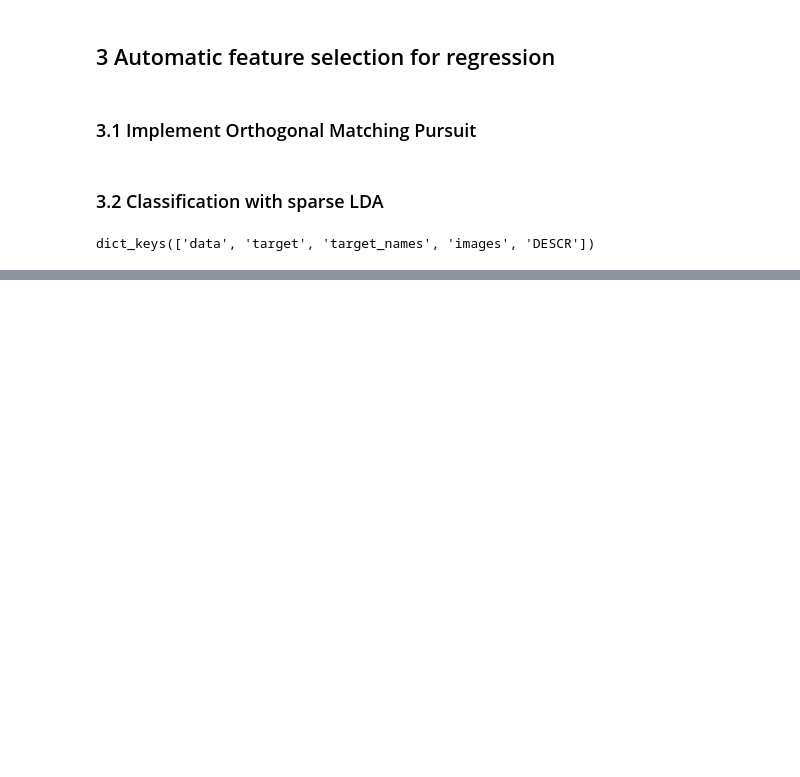
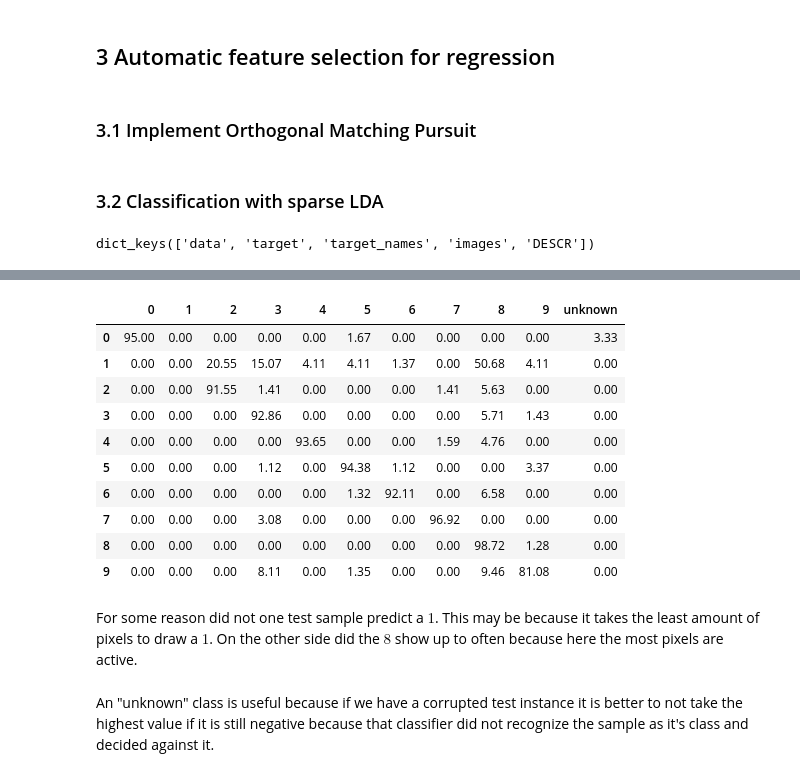
Before and after one commit to ml4cdeca/FundamentalsOfMachineLearning, a Jupyter notebook: exercise6/regularized-regression.ipynb, the cells around one changed output, grey strips where cells are left out. Saved outputs shown, nothing was run; the diff lists cells and outputs as text; code cells hidden in the pictures; blank space fills up the shorter version.

```diff
--- a/exercise6/regularized-regression.ipynb
+++ b/exercise6/regularized-regression.ipynb
@@ -259,0 +293,11 @@ plt.colorbar()
+# %%
+class classifier:
+    def __init__(self,k,T):
+        self.k=k
+        self.T=T
+    def train(self,X,y):
+        y[y==self.k]=1
+        y[y!=1]=-1
+        self.beta=omp_regression(X,y,self.T).toarray().T[self.T-1]
+    def predict(self,X):
+        return X@self.beta
@@ -259,0 +337,3 @@ plt.colorbar()
+# %%
+# split into train and test data, this time with all digits
+xTrain, xTest, yTrain , yTest = model_selection.train_test_split(data,target,test_size = 0.4,random_state = 0)
@@ -259,0 +353,20 @@ plt.colorbar()
+# %%
+matrix=pd.DataFrame(data = conf, index =range(10), columns =[*range(10),'unknown'] )
+matrix.rename_axis('Actual/Predicted', axis = 'columns')
+matrix
+# %% [output]
+|  | 0 | 1 | 2 | 3 | 4 | 5 | 6 | 7 | 8 | 9 | unknown |
+| 0 | 95.00 | 0.00 | 0.00 | 0.00 | 0.00 | 1.67 | 0.00 | 0.00 | 0.00 | 0.00 | 3.33 |
+| 1 | 0.00 | 0.00 | 20.55 | 15.07 | 4.11 | 4.11 | 1.37 | 0.00 | 50.68 | 4.11 | 0.00 |
+| 2 | 0.00 | 0.00 | 91.55 | 1.41 | 0.00 | 0.00 | 0.00 | 1.41 | 5.63 | 0.00 | 0.00 |
+| 3 | 0.00 | 0.00 | 0.00 | 92.86 | 0.00 | 0.00 | 0.00 | 0.00 | 5.71 | 1.43 | 0.00 |
+| 4 | 0.00 | 0.00 | 0.00 | 0.00 | 93.65 | 0.00 | 0.00 | 1.59 | 4.76 | 0.00 | 0.00 |
+| 5 | 0.00 | 0.00 | 0.00 | 1.12 | 0.00 | 94.38 | 1.12 | 0.00 | 0.00 | 3.37 | 0.00 |
+| 6 | 0.00 | 0.00 | 0.00 | 0.00 | 0.00 | 1.32 | 92.11 | 0.00 | 6.58 | 0.00 | 0.00 |
+| 7 | 0.00 | 0.00 | 0.00 | 3.08 | 0.00 | 0.00 | 0.00 | 96.92 | 0.00 | 0.00 | 0.00 |
+| 8 | 0.00 | 0.00 | 0.00 | 0.00 | 0.00 | 0.00 | 0.00 | 0.00 | 98.72 | 1.28 | 0.00 |
+| 9 | 0.00 | 0.00 | 0.00 | 8.11 | 0.00 | 1.35 | 0.00 | 0.00 | 9.46 | 81.08 | 0.00 |
+# %% [markdown]
+For some reason did not one test sample predict a $1$. This may be because it takes the least amount of pixels to draw a $1$. On the other side did the $8$ show up to often because here the most pixels are active.
+# %% [markdown]
+An "unknown" class is useful because if we have a corrupted test instance it is better to not take the highest value if it is still negative because that classifier did not recognize the sample as it's class and decided against it.
```
Also changed, not shown: parts of 17 cells of this notebook.
